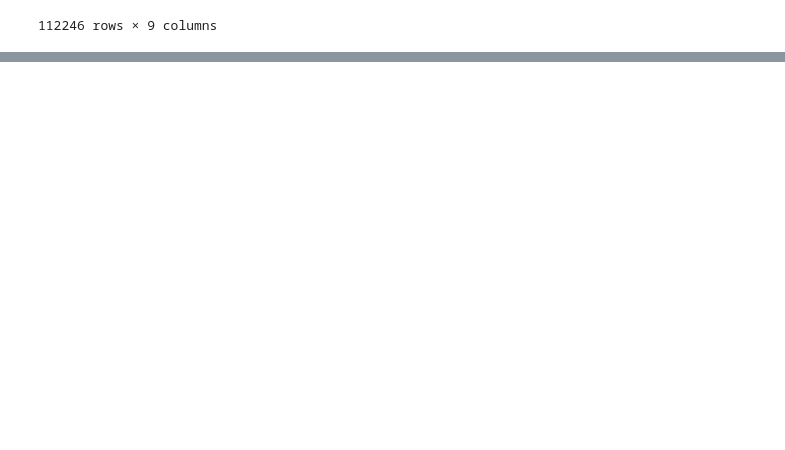
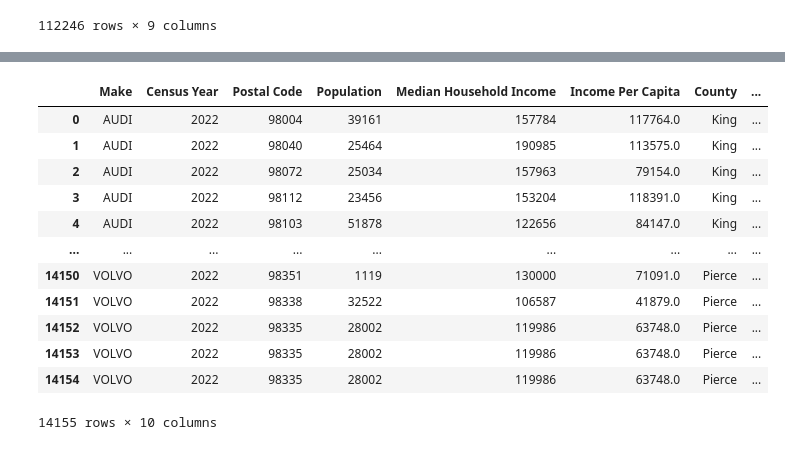
Before and after one commit to caelwillis/group-4-proj-1, a Jupyter notebook: Census-vs-EV-ownership.ipynb, the cells around one changed output, grey strips where cells are left out. Saved outputs shown, nothing was run; the diff lists cells and outputs as text; code cells hidden in the pictures; blank space fills up the shorter version.

Commit message:
per capita?

```diff
--- a/Census-vs-EV-ownership.ipynb
+++ b/Census-vs-EV-ownership.ipynb
@@ -160,0 +161,25 @@ ConversionError: Failed to convert value(s) to axis units: ['AUDI', 'AZURE DYNAM
+# %%
+#make vs income
+make_df = clean_merged_df.groupby('Make').value_counts()
+make_df = make_df.reset_index()
+all_makes = make_df['Make'].unique()
+all_makes = list(all_makes)
+for make in all_makes:
+    make_value = make_df.loc[make_df['Make']==make, :]
+    income_list.append(make_value['Median Household Income'].mean())
+    pc_list.append(make_value['Income Per Capita'].mean())
+make_df
+# %% [output]
+|  | Make | Census Year | Postal Code | Population | Median Household Income | Income Per Capita | County | ... |
+| 0 | AUDI | 2022 | 98004 | 39161 | 157784 | 117764.0 | King | ... |
+| 1 | AUDI | 2022 | 98040 | 25464 | 190985 | 113575.0 | King | ... |
+| 2 | AUDI | 2022 | 98072 | 25034 | 157963 | 79154.0 | King | ... |
+| 3 | AUDI | 2022 | 98112 | 23456 | 153204 | 118391.0 | King | ... |
+| 4 | AUDI | 2022 | 98103 | 51878 | 122656 | 84147.0 | King | ... |
+| ... | ... | ... | ... | ... | ... | ... | ... | ... |
+| 14150 | VOLVO | 2022 | 98351 | 1119 | 130000 | 71091.0 | Pierce | ... |
+| 14151 | VOLVO | 2022 | 98338 | 32522 | 106587 | 41879.0 | Pierce | ... |
+| 14152 | VOLVO | 2022 | 98335 | 28002 | 119986 | 63748.0 | Pierce | ... |
+| 14153 | VOLVO | 2022 | 98335 | 28002 | 119986 | 63748.0 | Pierce | ... |
+| 14154 | VOLVO | 2022 | 98335 | 28002 | 119986 | 63748.0 | Pierce | ... |
+14155 rows × 10 columns
```
Also changed, not shown: parts of 17 cells of this notebook.
